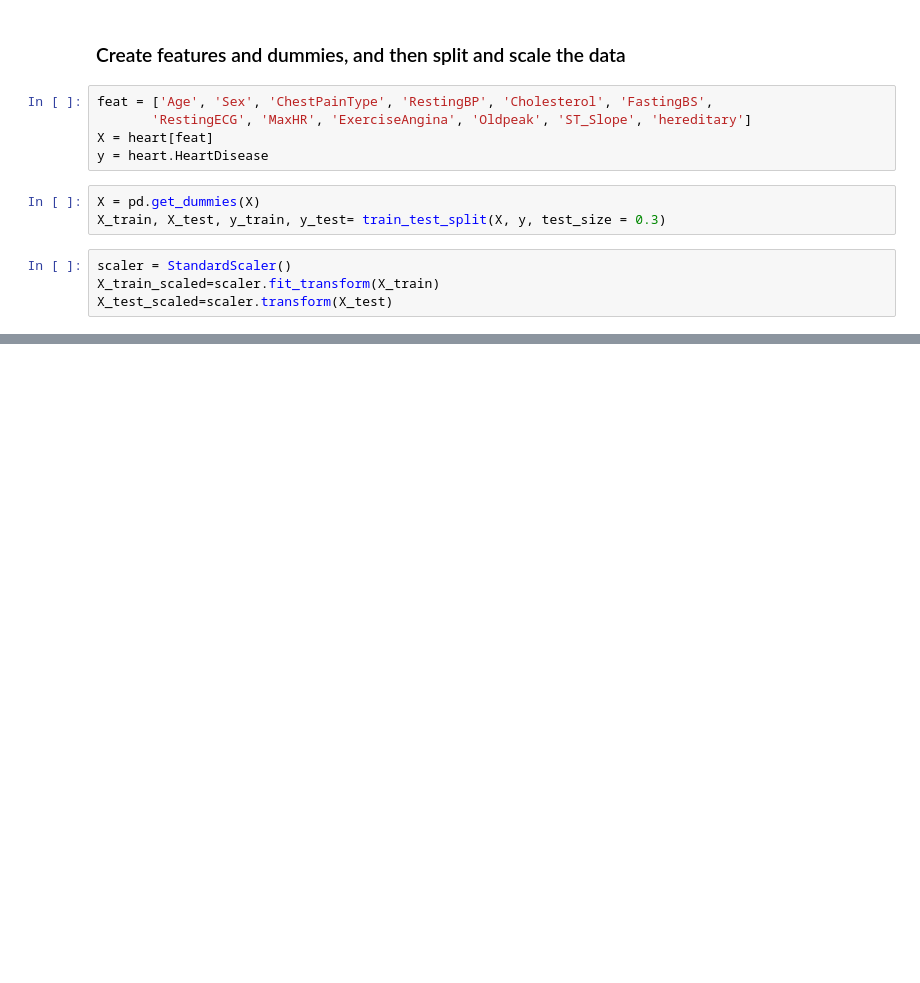
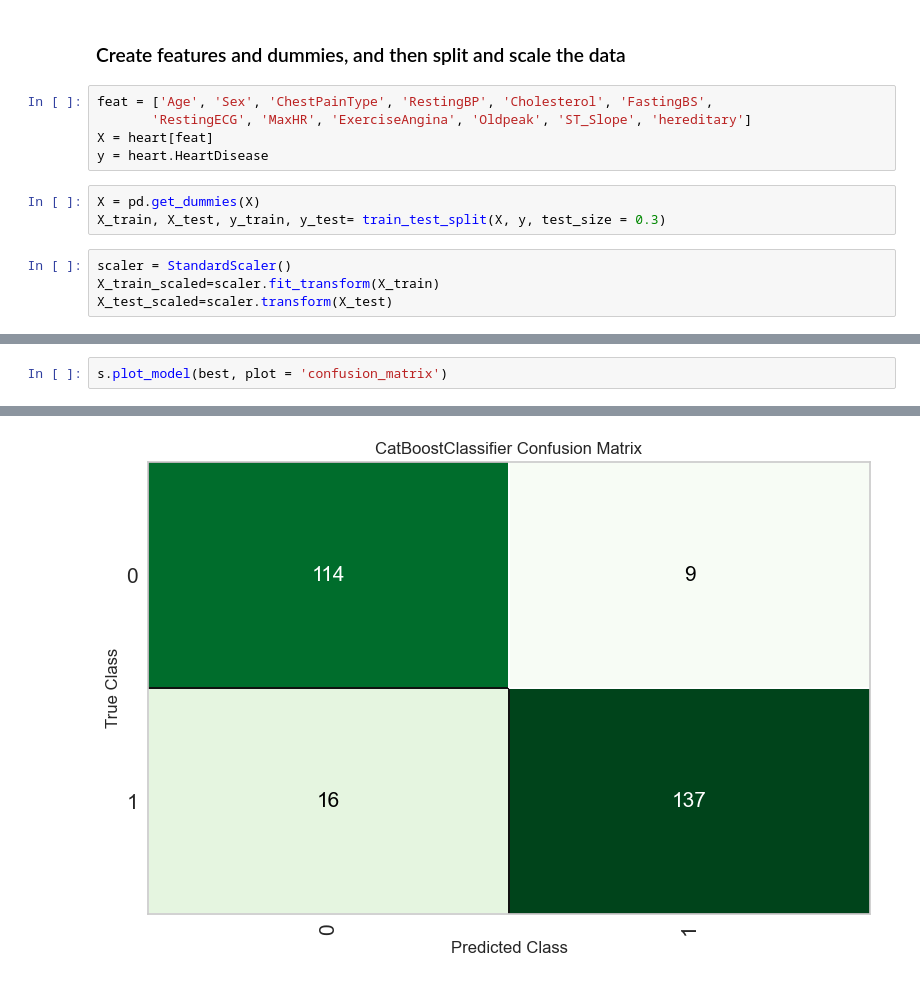
Before and after one commit to prem-0217/HeartDiseaseDetectionModel, a Jupyter notebook: Notebooks/Heart Preprocessing and Modeling.ipynb, the cells around one changed output, grey strips where cells are left out. Drawn from its saved outputs; the diff is of its cells as text; blank space fills up the shorter version.

```diff
--- a/Notebooks/Heart Preprocessing and Modeling.ipynb
+++ b/Notebooks/Heart Preprocessing and Modeling.ipynb
@@ -53,0 +127,3 @@ X_test_scaled=scaler.transform(X_test)
+# %%
+s.plot_model(best, plot = 'confusion_matrix')
+# %% [output]
@@ -53,0 +131 @@ X_test_scaled=scaler.transform(X_test)
+[figure, added]
```
Also changed, not shown: parts of 8 cells of this notebook, 4 other files.
